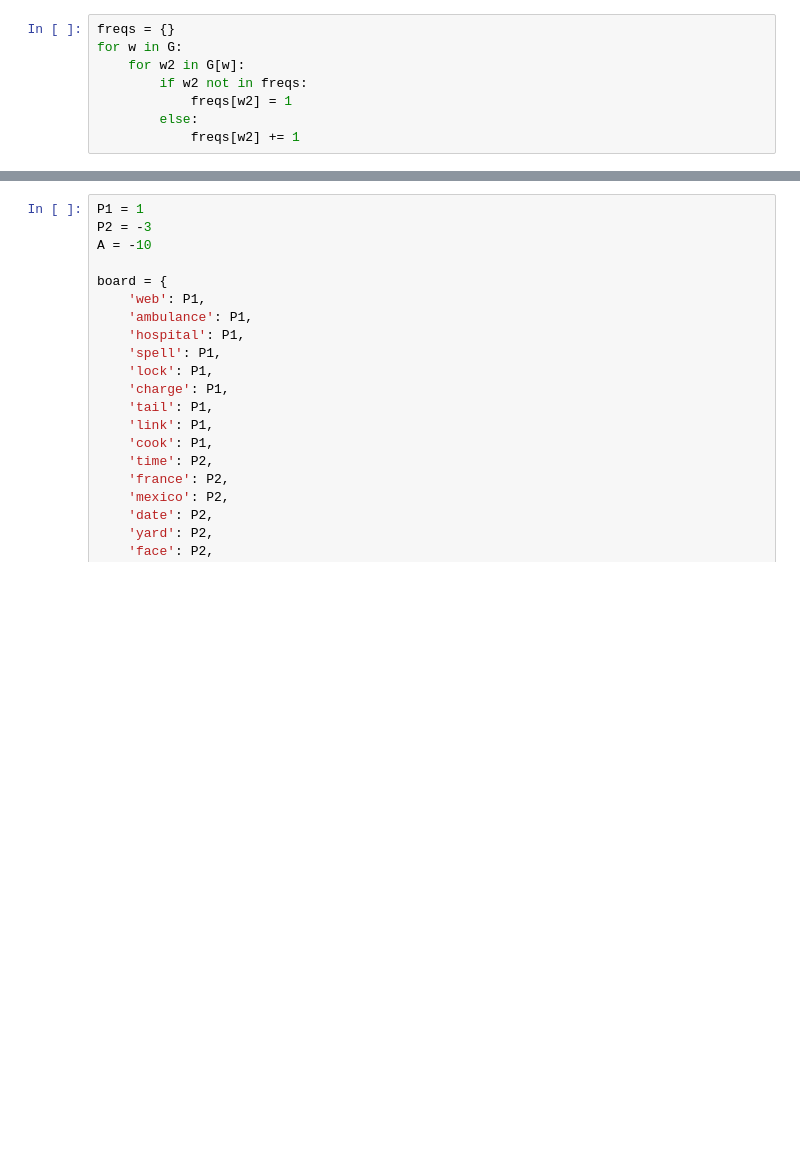
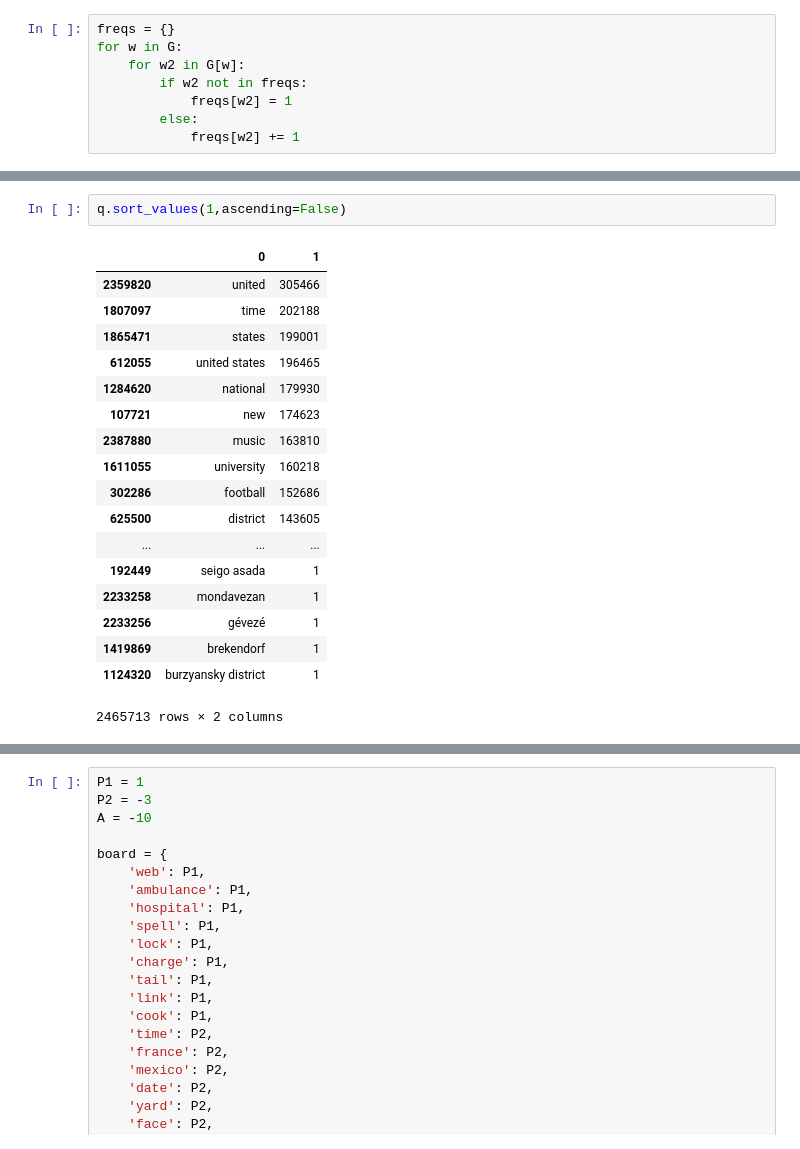
Before and after one commit to afcarl/codenames, a Jupyter notebook: Test Dict.ipynb, the cells around one changed output, grey strips where cells are left out. Saved outputs shown, nothing was run; the diff lists cells and outputs as text; blank space fills up the shorter version.

```diff
--- a/Test Dict.ipynb
+++ b/Test Dict.ipynb
@@ -16,0 +36,21 @@ freqs['north']
+# %%
+q.sort_values(1,ascending=False)
+# %% [output]
+|  | 0 | 1 |
+| 2359820 | united | 305466 |
+| 1807097 | time | 202188 |
+| 1865471 | states | 199001 |
+| 612055 | united states | 196465 |
+| 1284620 | national | 179930 |
+| 107721 | new | 174623 |
+| 2387880 | music | 163810 |
+| 1611055 | university | 160218 |
+| 302286 | football | 152686 |
+| 625500 | district | 143605 |
+| ... | ... | ... |
+| 192449 | seigo asada | 1 |
+| 2233258 | mondavezan | 1 |
+| 2233256 | gévezé | 1 |
+| 1419869 | brekendorf | 1 |
+| 1124320 | burzyansky district | 1 |
+2465713 rows × 2 columns
```
Also changed, not shown: parts of 6 cells of this notebook, 3 other files.
